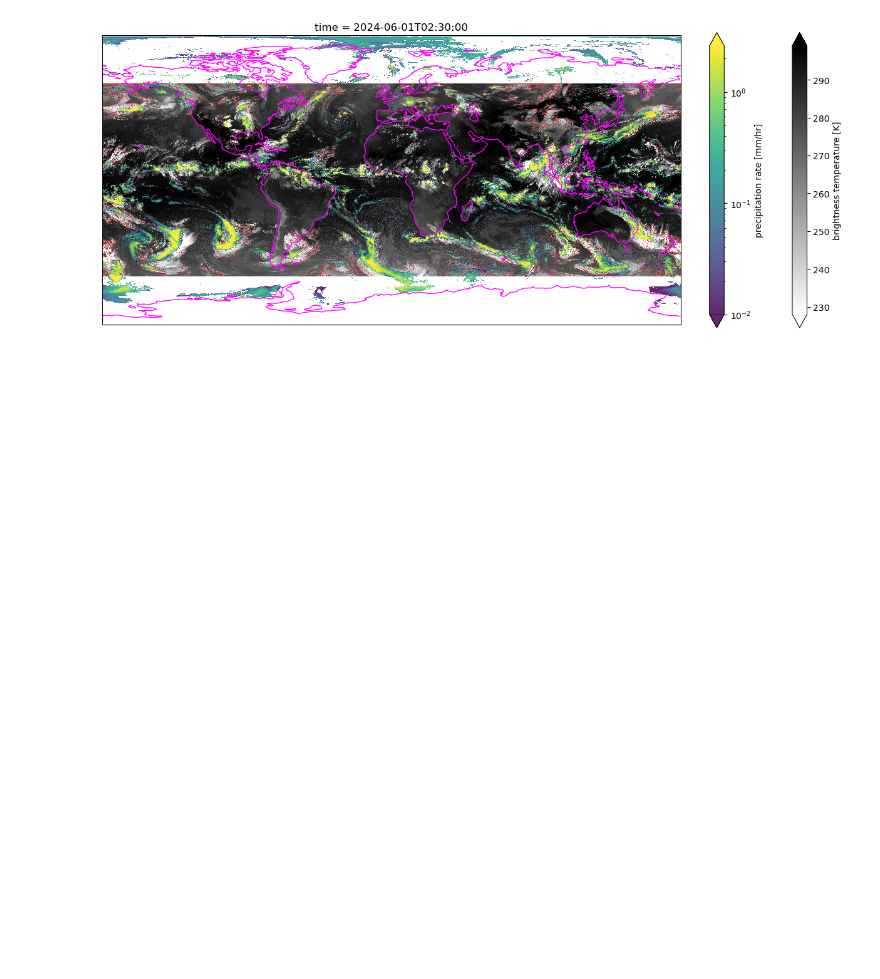
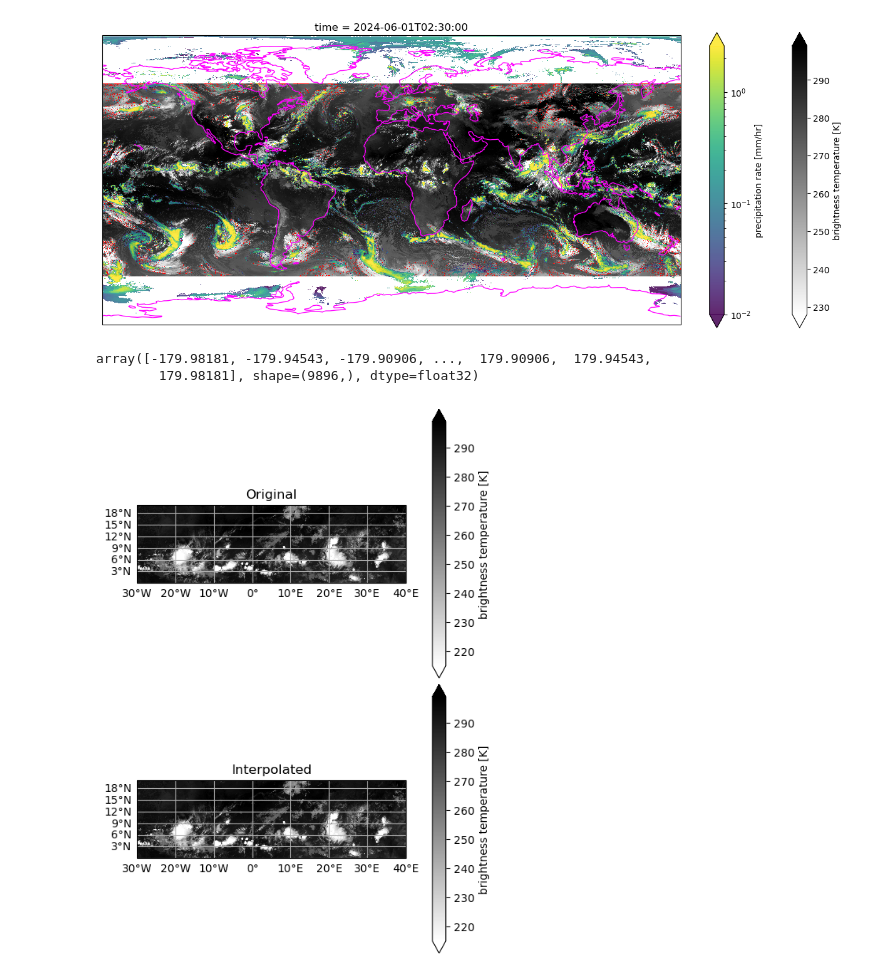
Before and after one commit to alahviera-collab/TAMS_detecting, a Jupyter notebook: TFM/tams_test.ipynb, the cells around one changed output. Saved outputs shown, nothing was run; the diff lists cells and outputs as text; code cells hidden in the pictures; blank space fills up the shorter version.

```diff
--- a/TFM/tams_test.ipynb
+++ b/TFM/tams_test.ipynb
@@ -44,3 +44,39 @@ pr.plot(x="lon", norm=mpl.colors.LogNorm(0.01, pr.quantile(0.99)), alpha=0.85, a
 # %% [output]
 <cartopy.mpl.geocollection.GeoQuadMesh at 0x...>
 [figure]
+# %%
+#We can also bring the Sahel region for our studies.
+
+kws = dict(method="nearest", fill_value="extrapolate", assume_sorted=True)
+tb_ = tb.interpolate_na("lat", **kws).interpolate_na("lon", **kws)
+# %%
+tb.lon.values
+# %% [output]
+array([-179.98181, -179.94543, -179.90906, ...,  179.90906,  179.94543,
+        179.98181], shape=(9896,), dtype=float32)
+# %%
+box = dict(lon=slice(-30, 40), lat=slice(0, 20))
+
+fig, [ax1, ax2] = plt.subplots(
+    2, 1,
+    figsize=(5, 7),
+    sharex=True, sharey=True,
+    subplot_kw=dict(projection=ccrs.Mercator()),
+    layout="constrained",
+)
+
+tb.sel(box).plot(cmap=cmap, robust=True, ax=ax1, transform=ccrs.PlateCarree())
+ax1.set_title("Original")
+
+tb_.sel(box).plot(cmap=cmap, robust=True, ax=ax2, transform=ccrs.PlateCarree())
+ax2.set_title("Interpolated")
+
+for ax in [ax1, ax2]:
+    # Add gridlines with labels
+    gl = ax.gridlines(draw_labels=True, dms=False, x_inline=False, y_inline=False)
+
+
+    gl.top_labels = False
+    gl.right_labels = False
+# %% [output]
+[figure, added]
```
